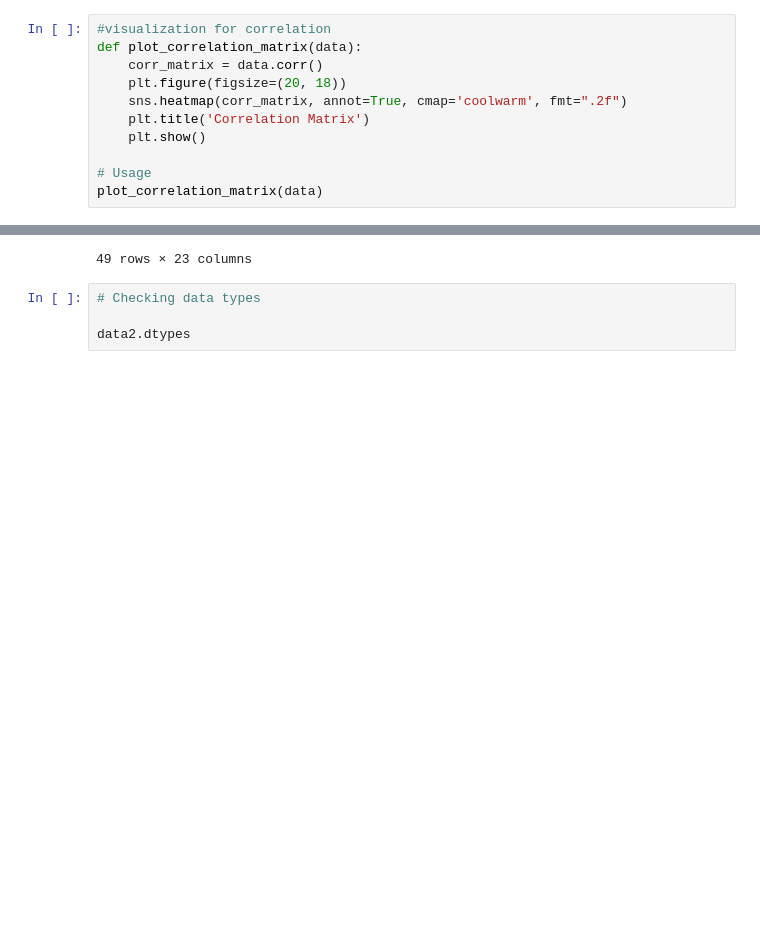
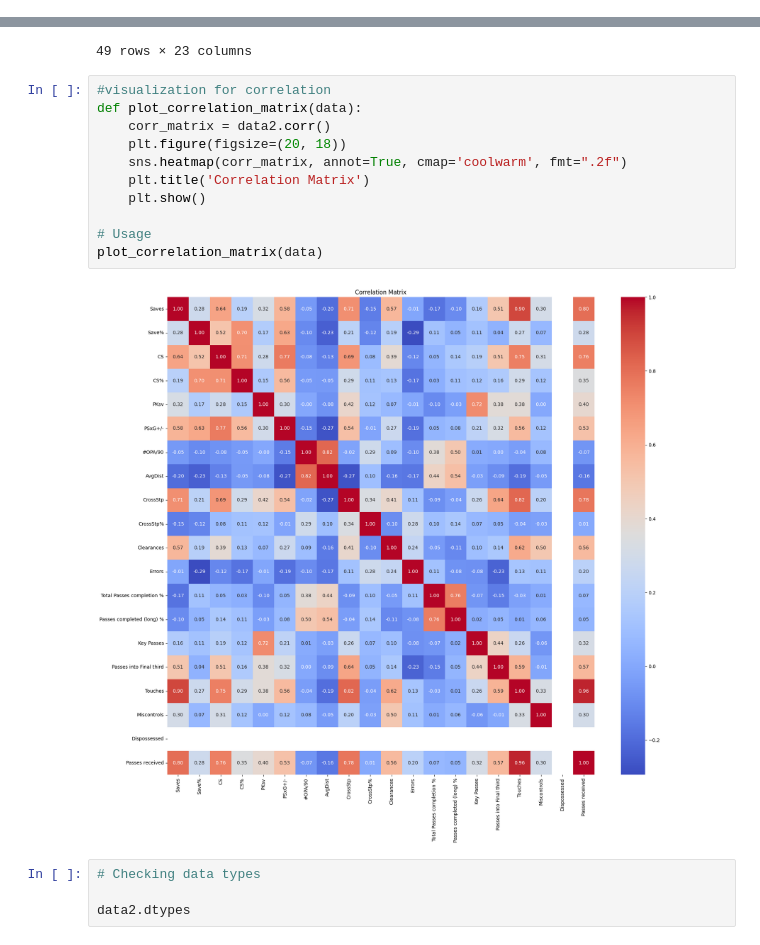
Before and after one commit to nrysam/UCL22_23, a Jupyter notebook: UEFA_Champions_League_2022_23_Best_Goalkeeper_Analysis.ipynb, the cells around one changed output, grey strips where cells are left out. Cells and saved outputs as stored; diff of their text form; blank space fills up the shorter version.

```diff
--- a/UEFA_Champions_League_2022_23_Best_Goalkeeper_Analysis.ipynb
+++ b/UEFA_Champions_League_2022_23_Best_Goalkeeper_Analysis.ipynb
@@ -331,14 +329,3 @@ Index(['Player', 'Nationality_x', 'Position', 'Club', 'Age_x', 'Born_x',
        'Passes completed (long) %', 'Key Passes', 'Passes into Final third',
        'Touches', 'Miscontrols', 'Dispossessed', 'Passes received'],
       dtype='object')
-# %%
-#visualization for correlation
-def plot_correlation_matrix(data):
-    corr_matrix = data.corr()
-    plt.figure(figsize=(20, 18))
-    sns.heatmap(corr_matrix, annot=True, cmap='coolwarm', fmt=".2f")
-    plt.title('Correlation Matrix')
-    plt.show()
-
-# Usage
-plot_correlation_matrix(data)
@@ -368,6 +353,19 @@ data2
 | 47 | Sven Ulreich | GK | Bayern Munich | 8 | 80.0 | 2 | 66.7 | 0 | 0.9 | 1.00 | ... | ... |
 | 48 | Odisseas Vlachodimos | GK | Benfica | 18 | 67.7 | 2 | 20.0 | 0 | -0.9 | 1.10 | ... | ... |
 49 rows × 23 columns
+# %%
+#visualization for correlation
+def plot_correlation_matrix(data):
+    corr_matrix = data2.corr()
+    plt.figure(figsize=(20, 18))
+    sns.heatmap(corr_matrix, annot=True, cmap='coolwarm', fmt=".2f")
+    plt.title('Correlation Matrix')
+    plt.show()
+
+# Usage
+plot_correlation_matrix(data)
+# %% [output]
+[figure, added]
 # %%
 # Checking data types
 
```
Also changed, not shown: parts of 3 cells of this notebook.
